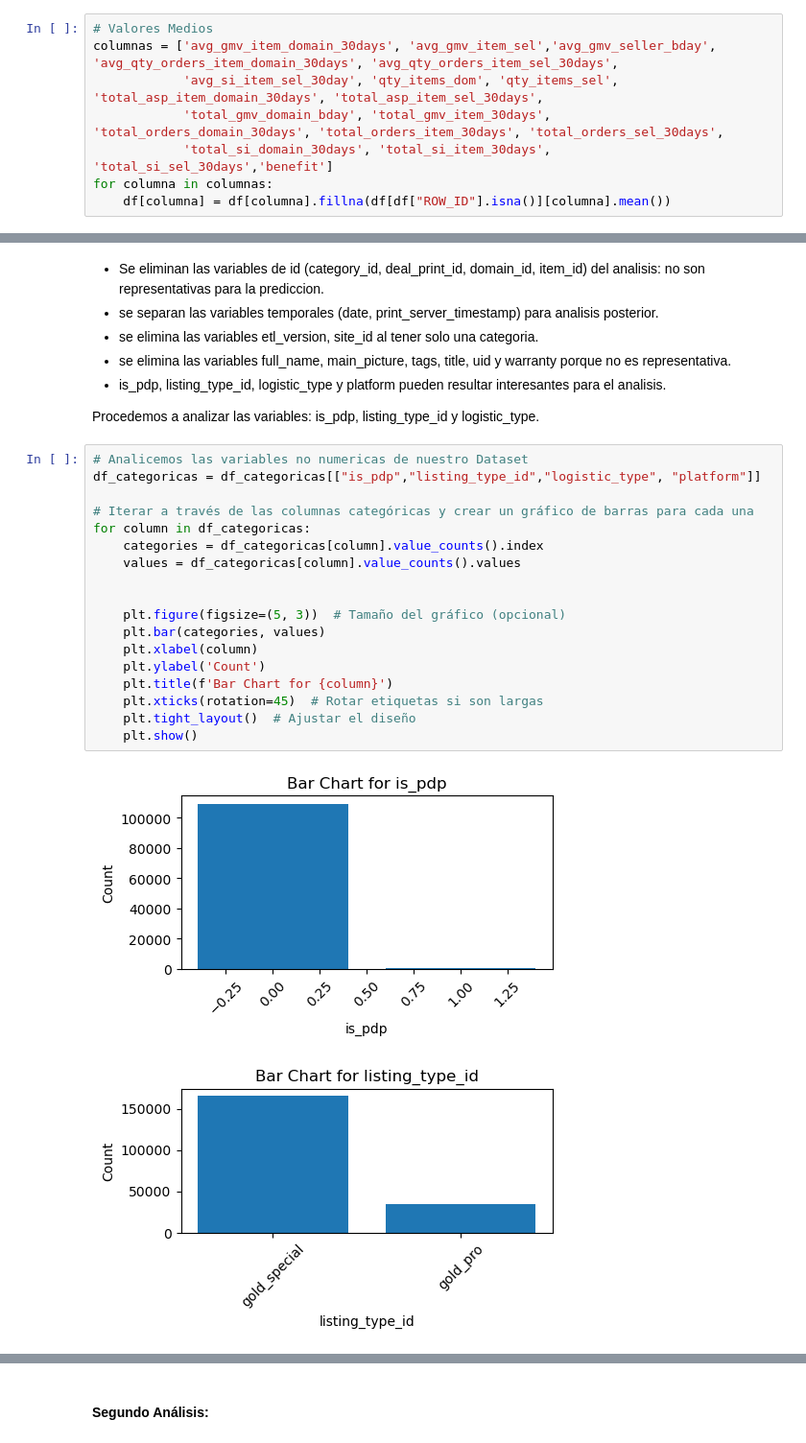
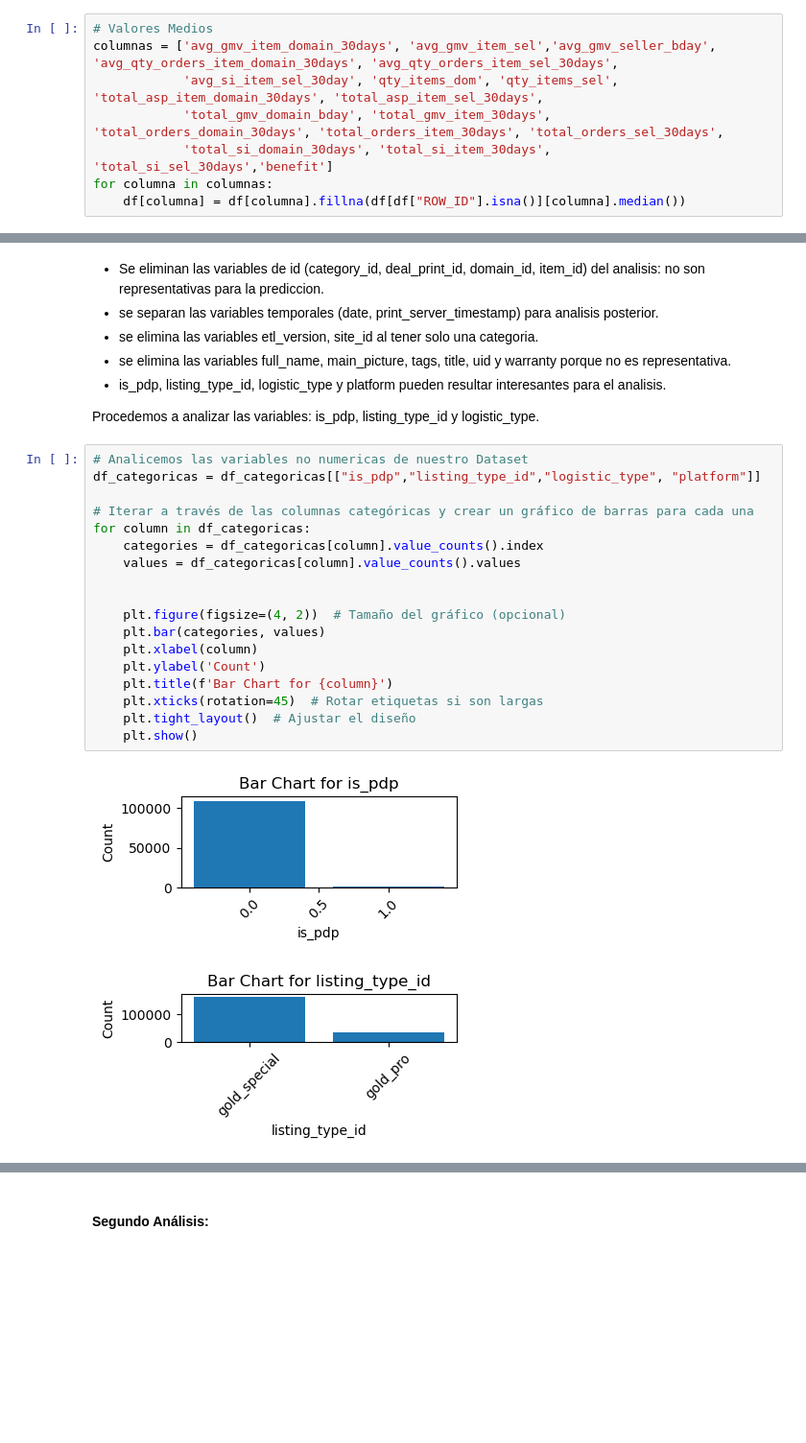
Before and after one commit to azulnogueraa/Prediccion_de_Conversion_IA, a Jupyter notebook: analisis.ipynb, the cells around one changed output, grey strips where cells are left out. Shown: that part at 96% size. Drawn from its saved outputs; the diff is of its cells as text; blank space fills up the shorter version.

```diff
--- a/analisis.ipynb
+++ b/analisis.ipynb
@@ -173,4 +147,4 @@ columnas = ['avg_gmv_item_domain_30days', 'avg_gmv_item_sel','avg_gmv_seller_bda
             'total_gmv_domain_bday', 'total_gmv_item_30days', 'total_orders_domain_30days', 'total_orders_item_30days', 'total_orders_sel_30days',
             'total_si_domain_30days', 'total_si_item_30days', 'total_si_sel_30days','benefit']
 for columna in columnas:
-    df[columna] = df[columna].fillna(df[df["ROW_ID"].isna()][columna].mean())
+    df[columna] = df[columna].fillna(df[df["ROW_ID"].isna()][columna].median())
@@ -222,21 +188,21 @@ Procedemos a analizar las variables: is_pdp, listing_type_id y logistic_type.
 # %%
 # Analicemos las variables no numericas de nuestro Dataset
 df_categoricas = df_categoricas[["is_pdp","listing_type_id","logistic_type", "platform"]]
 
 # Iterar a través de las columnas categóricas y crear un gráfico de barras para cada una
 for column in df_categoricas:
     categories = df_categoricas[column].value_counts().index
     values = df_categoricas[column].value_counts().values
 
 
-    plt.figure(figsize=(5, 3))  # Tamaño del gráfico (opcional)
+    plt.figure(figsize=(4, 2))  # Tamaño del gráfico (opcional)
     plt.bar(categories, values)
     plt.xlabel(column)
     plt.ylabel('Count')
     plt.title(f'Bar Chart for {column}')
     plt.xticks(rotation=45)  # Rotar etiquetas si son largas
     plt.tight_layout()  # Ajustar el diseño
     plt.show()
 # %% [output]
-[figure, old version]
+[figure, new version]
-[figure, old version]
+[figure, new version]
```
Also changed, not shown: parts of 41 cells of this notebook, 4 other files.
